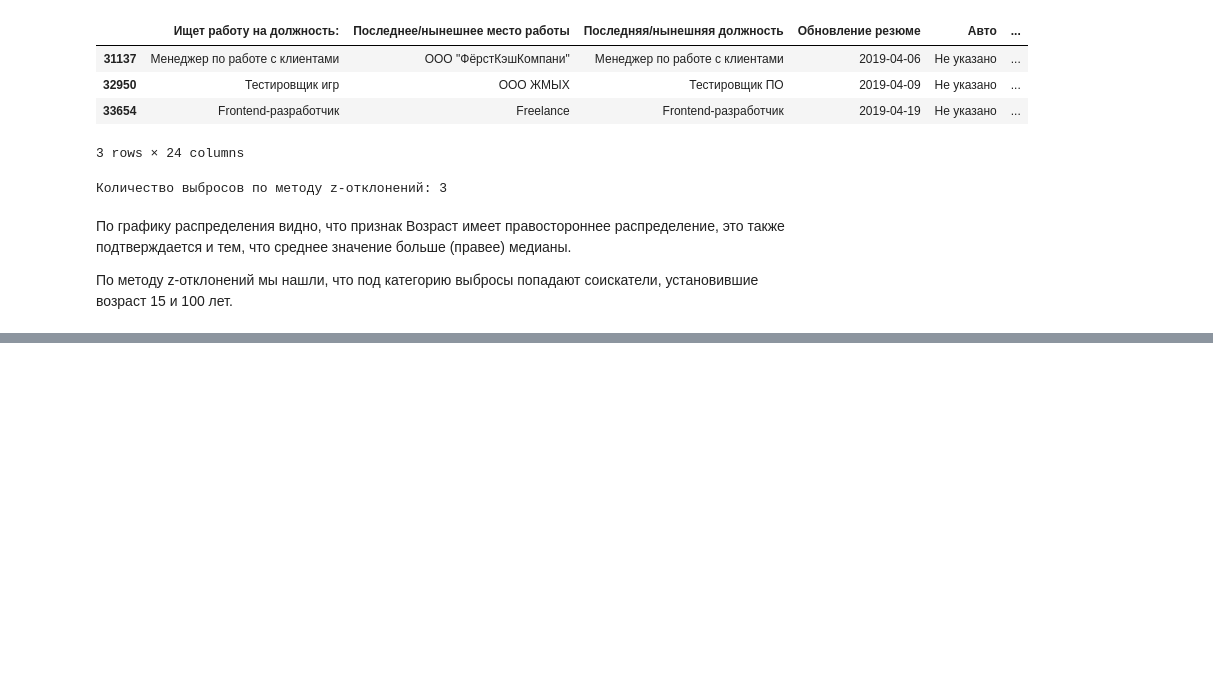
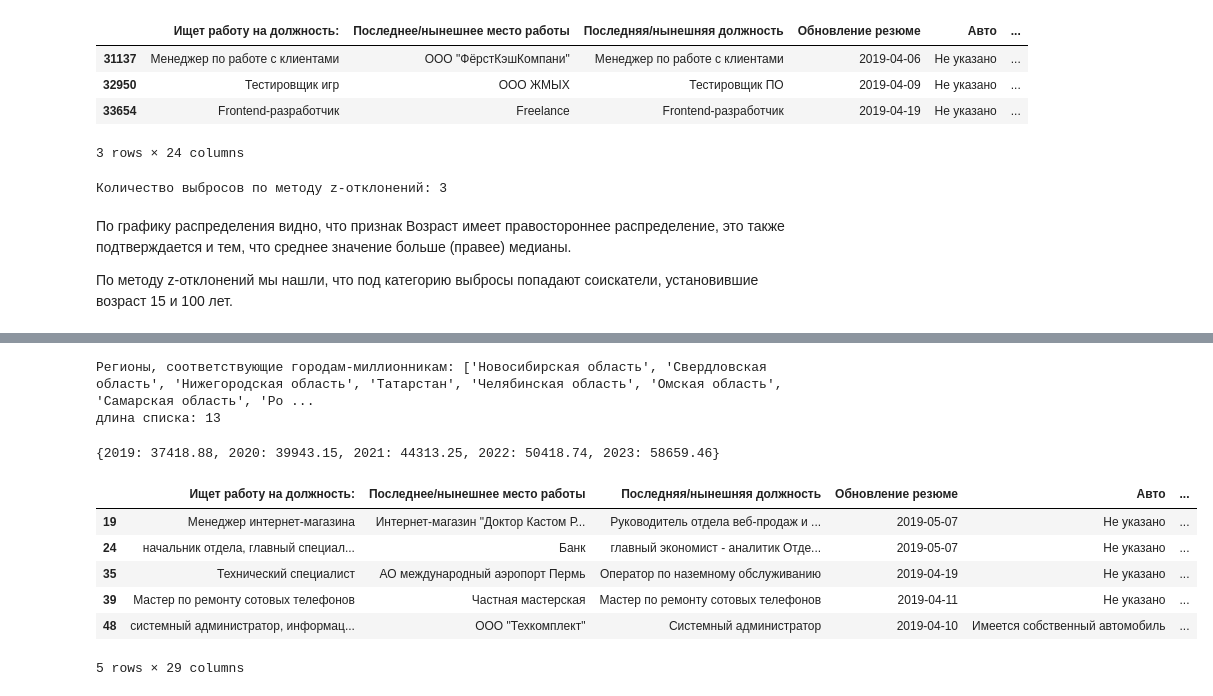
Before and after one commit to ekaterinakaz4255/Data_Analysis, a Jupyter notebook: Project-1. Ноутбук-шаблон.ipynb, the cells around one changed output, grey strips where cells are left out. Cells and saved outputs as stored; diff of their text form; code cells hidden in the pictures; blank space fills up the shorter version.

```diff
--- a/Project-1. Ноутбук-шаблон.ipynb
+++ b/Project-1. Ноутбук-шаблон.ipynb
@@ -1007,0 +1058,14 @@ df_13.to_csv('Prepared_hh_dataset.csv')
+# %%
+# Загружаем датасет с данными соответствия городов и регионов
+
+all_cities = pd.read_excel('03_all_cities.xlsx',sheet_name="cities")
+
+# Удаляем ненужные столбцы и оставляем только с городами и регионами,
+# а также только те строки, где тип поселения - "г" - город
+regions_and_cities = all_cities[all_cities['city_type'] == "г"][['region', 'city']]
+
+# Переименовываем столбец
+regions_and_cities = regions_and_cities.rename(columns={'region': "Регион",'city': "Город"}).reset_index(drop=True)
+
+display(regions_and_cities.head())
+display(regions_and_cities.info())
@@ -1007,0 +1140,44 @@ df_13.to_csv('Prepared_hh_dataset.csv')
+# %%
+# при сравнении списков мы видим, что у нас Самара находится одновременно в 2 областях.
+# Однако, городом-миллионником она является только в Самарской области, поэтому Томскую область необходимо удалить
+
+million_regions.remove('Томская область')
+print(f'Регионы, соответствующие городам-миллионникам: {million_regions}, \nдлина списка: {len(million_regions)}')
+# %% [output]
+Регионы, соответствующие городам-миллионникам: ['Новосибирская область', 'Свердловская область', 'Нижегородская область', 'Татарстан', 'Челябинская область', 'Омская область', 'Самарская область', 'Ро ...
+длина списка: 13
+# %%
+# Рассчитываем средннюю зарплату по городам-миллионникам с помощью составленного списка названий регионов, в которых находятся города-миллионники
+
+# Фильтрация датафрейма для включения только интересующих регионов
+filtered_df = mean_salary[mean_salary['Регион'].isin(million_regions)]
+
+# Инициализация словаря для результатов
+average_salaries = {}
+
+# Вычисление средней зарплаты для каждого года
+for year in range(2019, 2024):
+    average_salary = filtered_df[str(year)].mean()
+    average_salaries[year] = round(average_salary,2)
+
+# Смотрим результат
+print(average_salaries)
+# %% [output]
+{2019: 37418.88, 2020: 39943.15, 2021: 44313.25, 2022: 50418.74, 2023: 58659.46}
+# %%
+# Проходим по каждому году в словаре average_salaries
+for year, average_salary in average_salaries.items():
+    # Устанавливаем значение средней зарплаты для указанного года в строки, где Город == "город-миллионник"
+    df_13_merged.loc[df_13_merged['Город'] == "Город-миллионник", str(year)] = average_salary
+
+# После этого в нашем датасете в столбцах с годами для строк с "город-миллионник" будут значения из словаря
+# Смотрим результат на примере строк с городами-миллионниками
+df_13_merged[df_13_merged['Город'] == 'Город-миллионник'].head()
+# %% [output]
+|  | Ищет работу на должность: | Последнее/нынешнее место работы | Последняя/нынешняя должность | Обновление резюме | Авто | ... |
+| 19 | Менеджер интернет-магазина | Интернет-магазин "Доктор Кастом Р... | Руководитель отдела веб-продаж и ... | 2019-05-07 | Не указано | ... |
+| 24 | начальник отдела, главный специал... | Банк | главный экономист - аналитик Отде... | 2019-05-07 | Не указано | ... |
+| 35 | Технический специалист | АО международный аэропорт Пермь | Оператор по наземному обслуживанию | 2019-04-19 | Не указано | ... |
+| 39 | Мастер по ремонту сотовых телефонов | Частная мастерская | Мастер по ремонту сотовых телефонов | 2019-04-11 | Не указано | ... |
+| 48 | системный администратор, информац... | ООО "Техкомплект" | Системный администратор | 2019-04-10 | Имеется собственный автомобиль | ... |
+5 rows × 29 columns
```
Also changed, not shown: parts of 22 cells of this notebook, 2 other files.
